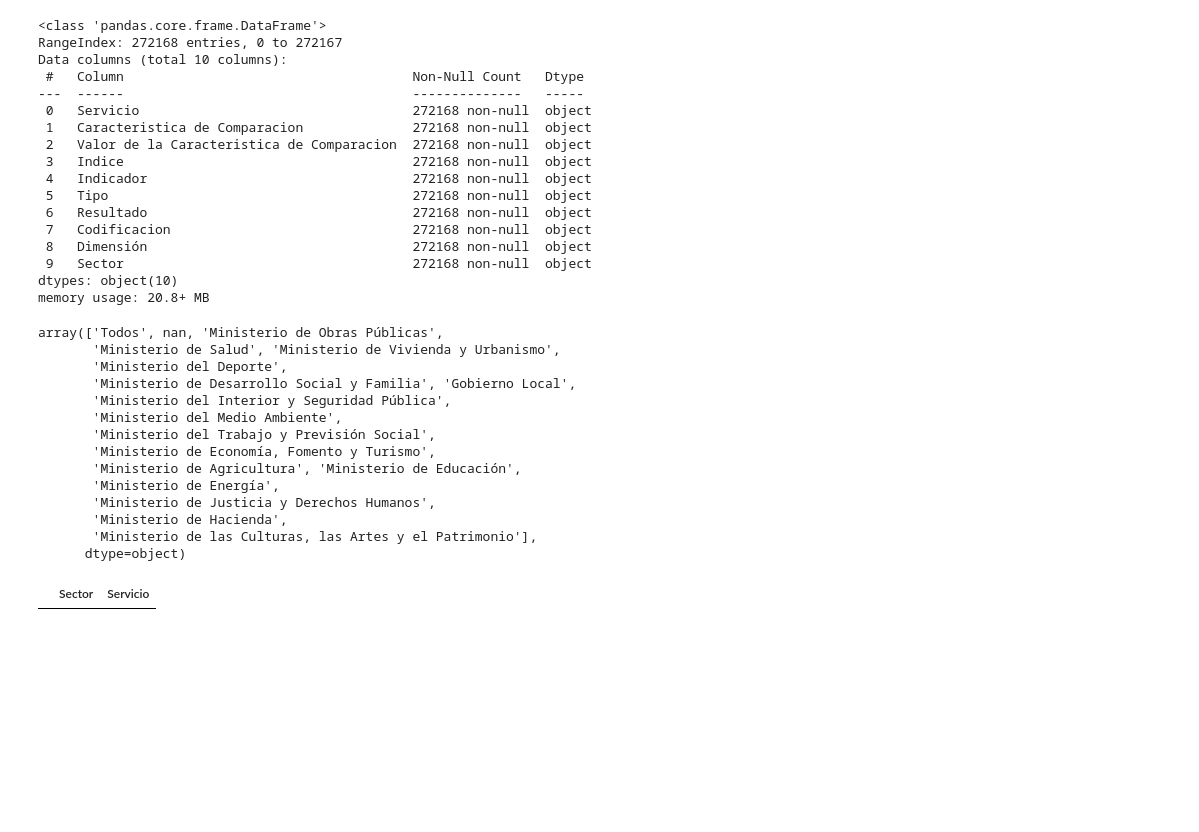
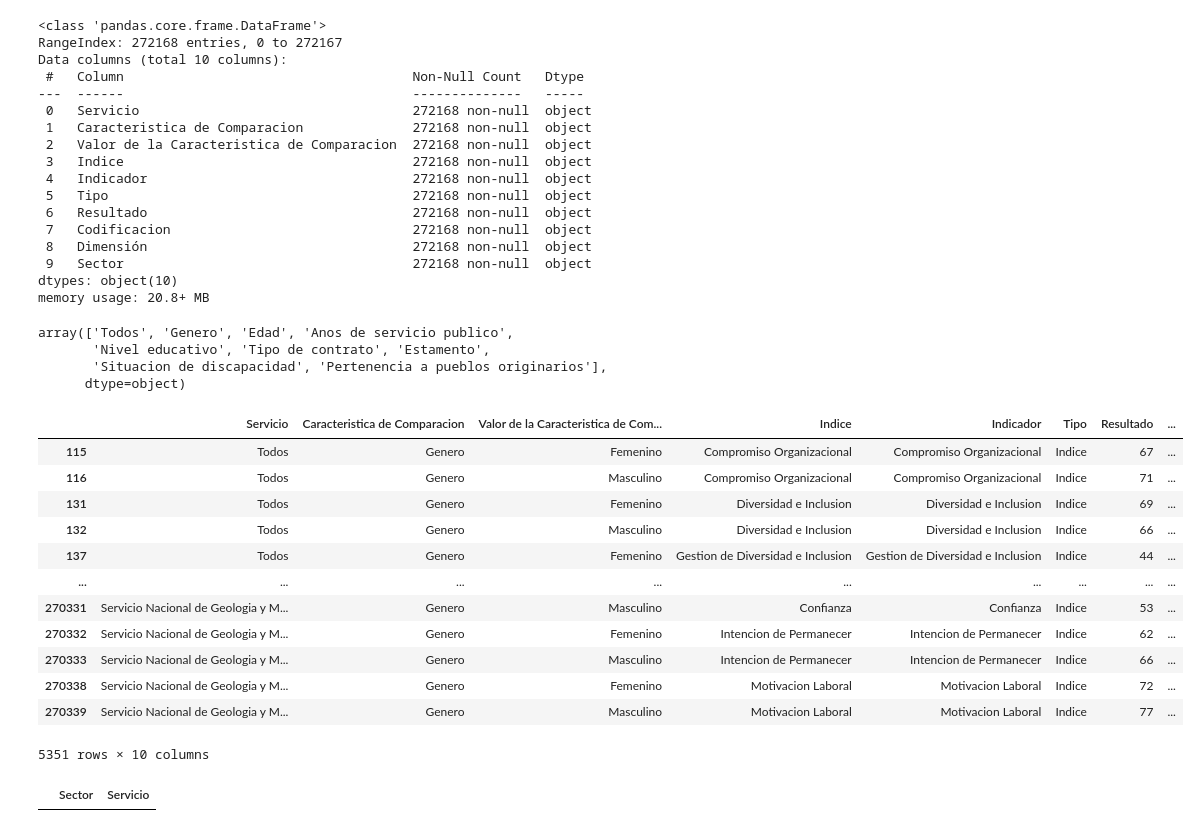
Before and after one commit to cgonzalezavalos/encuesta, a Jupyter notebook: EncuestaFuncionariosPublicos.ipynb, the cells around one changed output. Saved outputs shown, nothing was run; the diff lists cells and outputs as text; code cells hidden in the pictures; blank space fills up the shorter version.

Commit message:
df_indicadores_genero

```diff
--- a/EncuestaFuncionariosPublicos.ipynb
+++ b/EncuestaFuncionariosPublicos.ipynb
@@ -43,22 +43,29 @@ Data columns (total 10 columns):
 dtypes: object(10)
 memory usage: 20.8+ MB
 # %%
-df['Sector'].unique()
+df['Caracteristica de Comparacion'].unique()
 # %% [output]
-array(['Todos', nan, 'Ministerio de Obras Públicas',
-       'Ministerio de Salud', 'Ministerio de Vivienda y Urbanismo',
-       'Ministerio del Deporte',
-       'Ministerio de Desarrollo Social y Familia', 'Gobierno Local',
-       'Ministerio del Interior y Seguridad Pública',
-       'Ministerio del Medio Ambiente',
-       'Ministerio del Trabajo y Previsión Social',
-       'Ministerio de Economía, Fomento y Turismo',
-       'Ministerio de Agricultura', 'Ministerio de Educación',
-       'Ministerio de Energía',
-       'Ministerio de Justicia y Derechos Humanos',
-       'Ministerio de Hacienda',
-       'Ministerio de las Culturas, las Artes y el Patrimonio'],
+array(['Todos', 'Genero', 'Edad', 'Anos de servicio publico',
+       'Nivel educativo', 'Tipo de contrato', 'Estamento',
+       'Situacion de discapacidad', 'Pertenencia a pueblos originarios'],
       dtype=object)
+# %%
+df_resumen_indicadores_genero=df.query("`Caracteristica de Comparacion`=='Genero' & Tipo=='Indice' & Resultado!='Respuentas Insuffientes (<10)'") #`Indice` == 'Satisfaccion Laboral' &  `Servicio`=='Todos' &
+df_resumen_indicadores_genero
+# %% [output]
+|  | Servicio | Caracteristica de Comparacion | Valor de la Caracteristica de Com... | Indice | Indicador | Tipo | Resultado | ... |
+| 115 | Todos | Genero | Femenino | Compromiso Organizacional | Compromiso Organizacional | Indice | 67 | ... |
+| 116 | Todos | Genero | Masculino | Compromiso Organizacional | Compromiso Organizacional | Indice | 71 | ... |
+| 131 | Todos | Genero | Femenino | Diversidad e Inclusion | Diversidad e Inclusion | Indice | 69 | ... |
+| 132 | Todos | Genero | Masculino | Diversidad e Inclusion | Diversidad e Inclusion | Indice | 66 | ... |
+| 137 | Todos | Genero | Femenino | Gestion de Diversidad e Inclusion | Gestion de Diversidad e Inclusion | Indice | 44 | ... |
+| ... | ... | ... | ... | ... | ... | ... | ... | ... |
+| 270331 | Servicio Nacional de Geologia y M... | Genero | Masculino | Confianza | Confianza | Indice | 53 | ... |
+| 270332 | Servicio Nacional de Geologia y M... | Genero | Femenino | Intencion de Permanecer | Intencion de Permanecer | Indice | 62 | ... |
+| 270333 | Servicio Nacional de Geologia y M... | Genero | Masculino | Intencion de Permanecer | Intencion de Permanecer | Indice | 66 | ... |
+| 270338 | Servicio Nacional de Geologia y M... | Genero | Femenino | Motivacion Laboral | Motivacion Laboral | Indice | 72 | ... |
+| 270339 | Servicio Nacional de Geologia y M... | Genero | Masculino | Motivacion Laboral | Motivacion Laboral | Indice | 77 | ... |
+5351 rows × 10 columns
 # %%
 min_serv=df[['Sector', 'Servicio']].drop_duplicates()
 min_serv[df.Sector.isna()]
```
Also changed, not shown: 1 other file.
